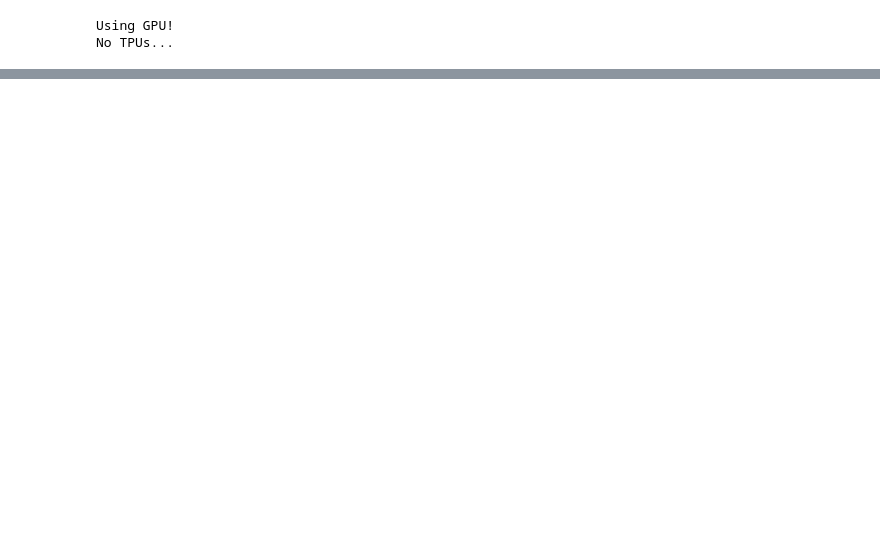
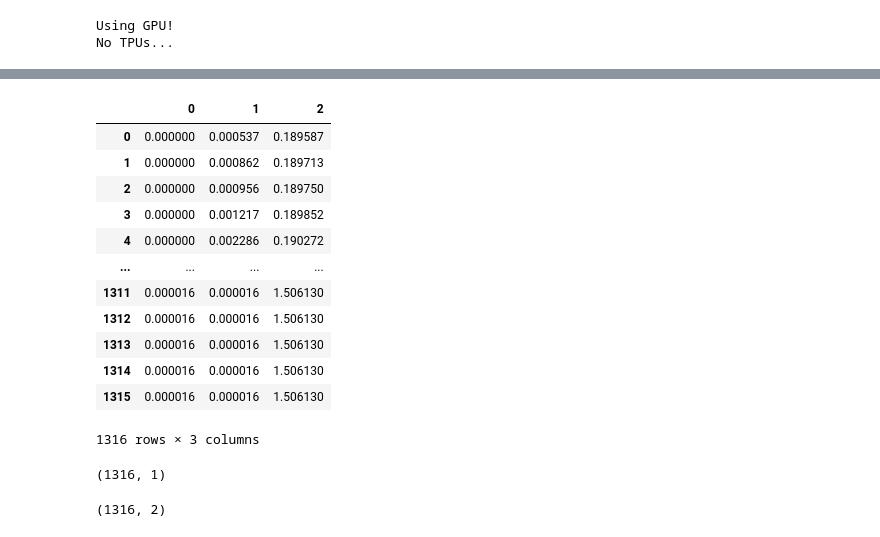
Before and after one commit to giotto-ai/giotto-deep, a Jupyter notebook: examples/test_trained_set_transformer_model.ipynb, the cells around one changed output, grey strips where cells are left out. Cells and saved outputs as stored; diff of their text form; code cells hidden in the pictures; blank space fills up the shorter version.

Commit message:
updated gridsearch orbit 5k

```diff
--- a/examples/test_trained_set_transformer_model.ipynb
+++ b/examples/test_trained_set_transformer_model.ipynb
@@ -48,7 +48,7 @@ from optuna.pruners import MedianPruner, NopPruner
 #Configs
 config_data = DotMap({
     'batch_size_train': 12,
-    'num_orbits_per_class': 10_000,
+    'num_orbits_per_class': 1_000,
     'validation_percentage': 0.0,
     'test_percentage': 0.0,
     'num_jobs': 2,
@@ -173,0 +200,16 @@ Validation accuracy of the network on the 50000 diagrams:    89.79 %
+# %%
+import plotly.express as px
+import pandas as pd
+class_ = 4
+i = 4001
+x = torch.tensor(og.get_persistence_diagrams()[i, :, :])
+y = og._labels[i]
+delta = torch.zeros_like(x, requires_grad = True)
+loss = model((x + delta).unsqueeze(0).cuda())[int(y)]
+loss.backward()
+grads = torch.sqrt((delta.grad[:, :2]**2).sum(axis=-1))
+plt.scatter(x[:, 0], x[:, 1], c = grads)
+plt.show()
+df = pd.dataframe(x[:, 2]
+fig = px.scatter(df, x="sepal_width", y="sepal_length", color='petal_length')
+fig.show()
@@ -173,0 +219,26 @@ Validation accuracy of the network on the 50000 diagrams:    89.79 %
+# %%
+df = pd.DataFrame(np.concatenate((x.detach().numpy()[:, :2], grads.numpy().reshape(-1, 1)), -1))
+# %%
+df
+# %% [output]
+|  | 0 | 1 | 2 |
+| 0 | 0.000000 | 0.000537 | 0.189587 |
+| 1 | 0.000000 | 0.000862 | 0.189713 |
+| 2 | 0.000000 | 0.000956 | 0.189750 |
+| 3 | 0.000000 | 0.001217 | 0.189852 |
+| 4 | 0.000000 | 0.002286 | 0.190272 |
+| ... | ... | ... | ... |
+| 1311 | 0.000016 | 0.000016 | 1.506130 |
+| 1312 | 0.000016 | 0.000016 | 1.506130 |
+| 1313 | 0.000016 | 0.000016 | 1.506130 |
+| 1314 | 0.000016 | 0.000016 | 1.506130 |
+| 1315 | 0.000016 | 0.000016 | 1.506130 |
+1316 rows × 3 columns
+# %%
+grads.numpy().reshape(-1, 1).shape
+# %% [output]
+(1316, 1)
+# %%
+(x.detach().numpy()[:, :2]).shape
+# %% [output]
+(1316, 2)
```
Also changed, not shown: parts of 7 cells of this notebook, 5 other files.
